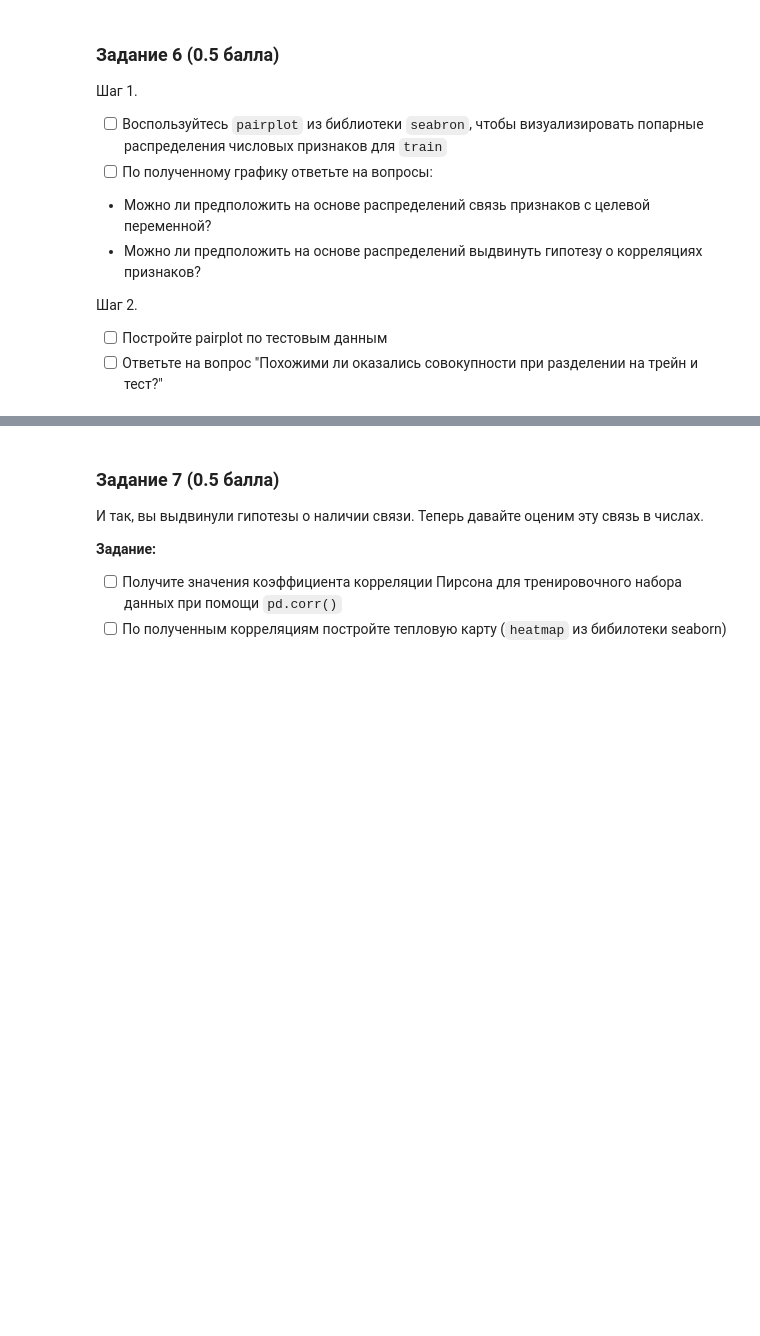
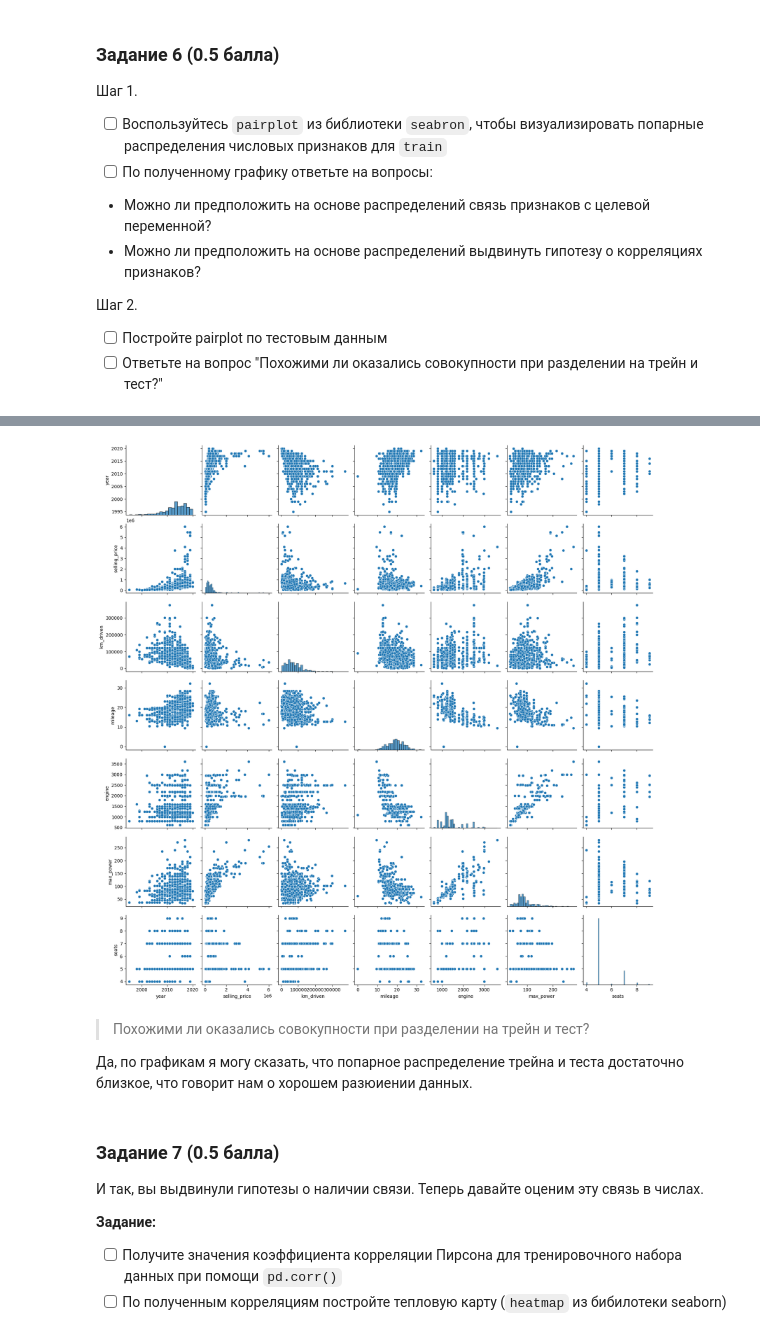
Before and after one commit to 2Gpb/MLPractice, a Jupyter notebook: hw1/HW1_Regression_with_inference_base.ipynb, the cells around one changed output, grey strips where cells are left out. Drawn from its saved outputs; the diff is of its cells as text; code cells hidden in the pictures; blank space fills up the shorter version.

```diff
--- a/hw1/HW1_Regression_with_inference_base.ipynb
+++ b/hw1/HW1_Regression_with_inference_base.ipynb
@@ -284,0 +344,3 @@ AssertionError:
+# %%
+df_test["engine"] = df_test["engine"].round().astype("Int64")
+df_test["seats"] = df_test["seats"].round().astype("Int64")
@@ -339,3 +460,12 @@ assert df_train.shape == (5840, 13)
+# %%
+sns.pairplot(df_test)
+plt.show()
+# %% [output]
+[figure, added]
+# %% [markdown]
+> Похожими ли оказались совокупности при разделении на трейн и тест?
+
+Да, по графикам я могу сказать, что попарное распределение трейна и теста достаточно близкое, что говорит нам о хорошем разюиении данных.
 # %% [markdown]
 ### **Задание 7 (0.5 балла)**
 
```
Also changed, not shown: parts of 41 cells of this notebook, 2 other files.
